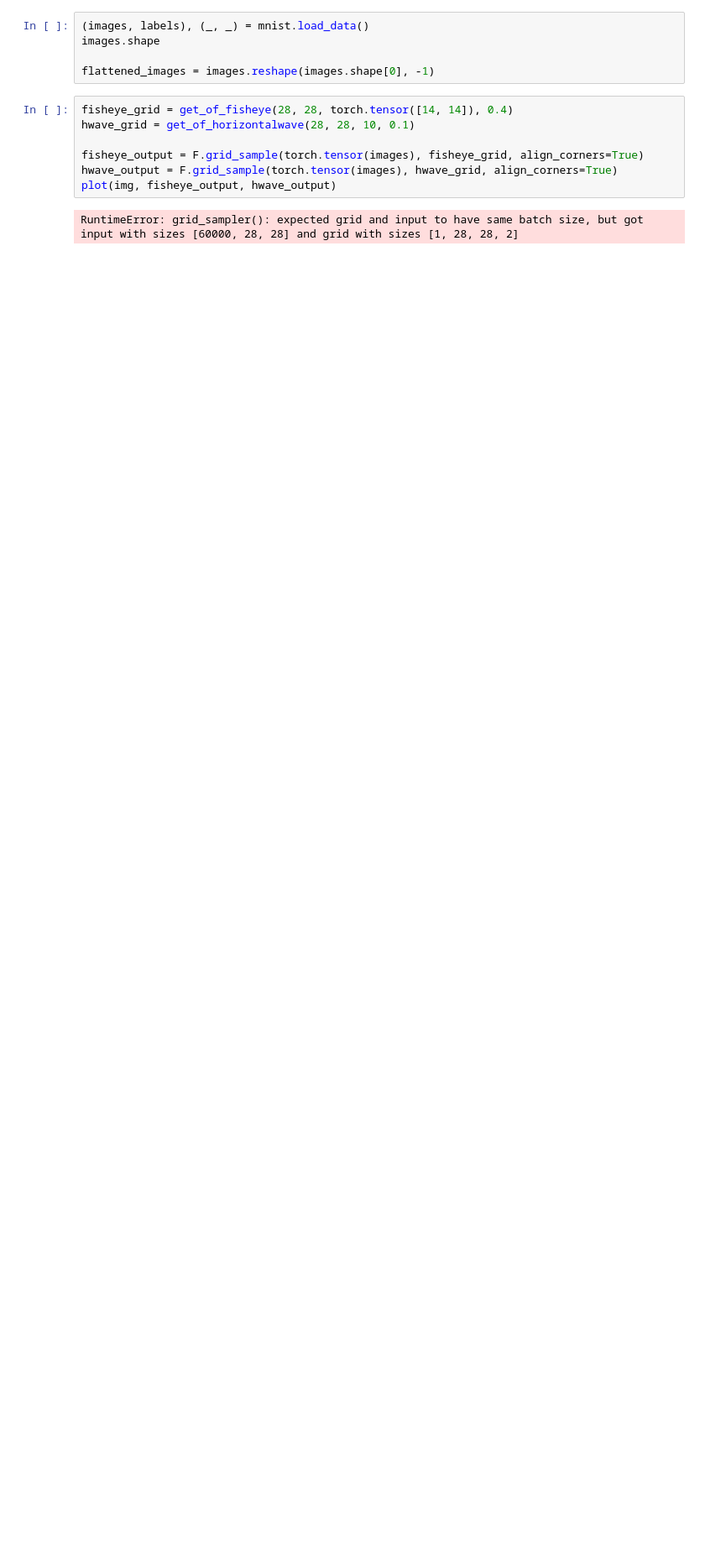
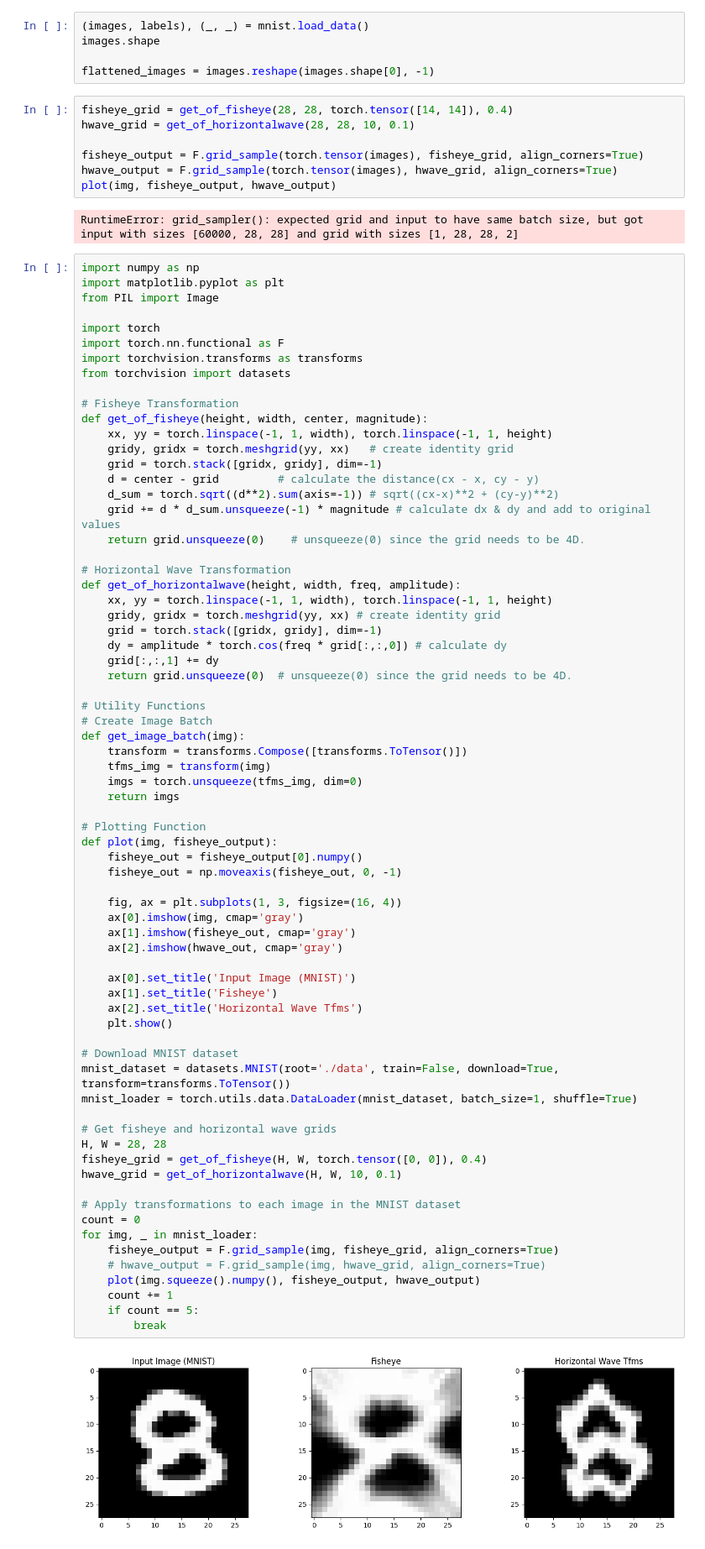
Before and after one commit to jlpercy/DimensionReductionMNIST, a Jupyter notebook: fisheye_2.ipynb, the cells around one changed output. Shown at 84% size. Saved outputs shown, nothing was run; the diff lists cells and outputs as text; blank space fills up the shorter version.

```diff
--- a/fisheye_2.ipynb
+++ b/fisheye_2.ipynb
@@ -109,3 +109,75 @@ hwave_output = F.grid_sample(torch.tensor(images), hwave_grid, align_corners=Tru
 plot(img, fisheye_output, hwave_output)
 # %% [output]
 RuntimeError: grid_sampler(): expected grid and input to have same batch size, but got input with sizes [60000, 28, 28] and grid with sizes [1, 28, 28, 2]
+# %%
+import numpy as np
+import matplotlib.pyplot as plt
+from PIL import Image
+
+import torch
+import torch.nn.functional as F
+import torchvision.transforms as transforms
+from torchvision import datasets
+
+# Fisheye Transformation
+def get_of_fisheye(height, width, center, magnitude):
+    xx, yy = torch.linspace(-1, 1, width), torch.linspace(-1, 1, height)
+    gridy, gridx = torch.meshgrid(yy, xx)   # create identity grid
+    grid = torch.stack([gridx, gridy], dim=-1)
+    d = center - grid         # calculate the distance(cx - x, cy - y)
+    d_sum = torch.sqrt((d**2).sum(axis=-1)) # sqrt((cx-x)**2 + (cy-y)**2)
+    grid += d * d_sum.unsqueeze(-1) * magnitude # calculate dx & dy and add to original values
+    return grid.unsqueeze(0)    # unsqueeze(0) since the grid needs to be 4D.
+
+# Horizontal Wave Transformation
+def get_of_horizontalwave(height, width, freq, amplitude):
+    xx, yy = torch.linspace(-1, 1, width), torch.linspace(-1, 1, height)
+    gridy, gridx = torch.meshgrid(yy, xx) # create identity grid
+    grid = torch.stack([gridx, gridy], dim=-1)
+    dy = amplitude * torch.cos(freq * grid[:,:,0]) # calculate dy
+    grid[:,:,1] += dy
+    return grid.unsqueeze(0)  # unsqueeze(0) since the grid needs to be 4D.
+
+# Utility Functions
+# Create Image Batch
+def get_image_batch(img):
+    transform = transforms.Compose([transforms.ToTensor()])
+    tfms_img = transform(img)
+    imgs = torch.unsqueeze(tfms_img, dim=0)
+    return imgs
+
+# Plotting Function
+def plot(img, fisheye_output):
+    fisheye_out = fisheye_output[0].numpy()
+    fisheye_out = np.moveaxis(fisheye_out, 0, -1)
+
+    fig, ax = plt.subplots(1, 3, figsize=(16, 4))
+    ax[0].imshow(img, cmap='gray')
+    ax[1].imshow(fisheye_out, cmap='gray')
+    ax[2].imshow(hwave_out, cmap='gray')
+
+    ax[0].set_title('Input Image (MNIST)')
+    ax[1].set_title('Fisheye')
+    ax[2].set_title('Horizontal Wave Tfms')
+    plt.show()
+
+# Download MNIST dataset
+mnist_dataset = datasets.MNIST(root='./data', train=False, download=True, transform=transforms.ToTensor())
+mnist_loader = torch.utils.data.DataLoader(mnist_dataset, batch_size=1, shuffle=True)
+
+# Get fisheye and horizontal wave grids
+H, W = 28, 28
+fisheye_grid = get_of_fisheye(H, W, torch.tensor([0, 0]), 0.4)
+hwave_grid = get_of_horizontalwave(H, W, 10, 0.1)
+
+# Apply transformations to each image in the MNIST dataset
+count = 0
+for img, _ in mnist_loader:
+    fisheye_output = F.grid_sample(img, fisheye_grid, align_corners=True)
+    # hwave_output = F.grid_sample(img, hwave_grid, align_corners=True)
+    plot(img.squeeze().numpy(), fisheye_output, hwave_output)
+    count += 1
+    if count == 5:
+        break
+# %% [output]
+[figure, added]
```
Also changed, not shown: parts of 1 cell of this notebook.
